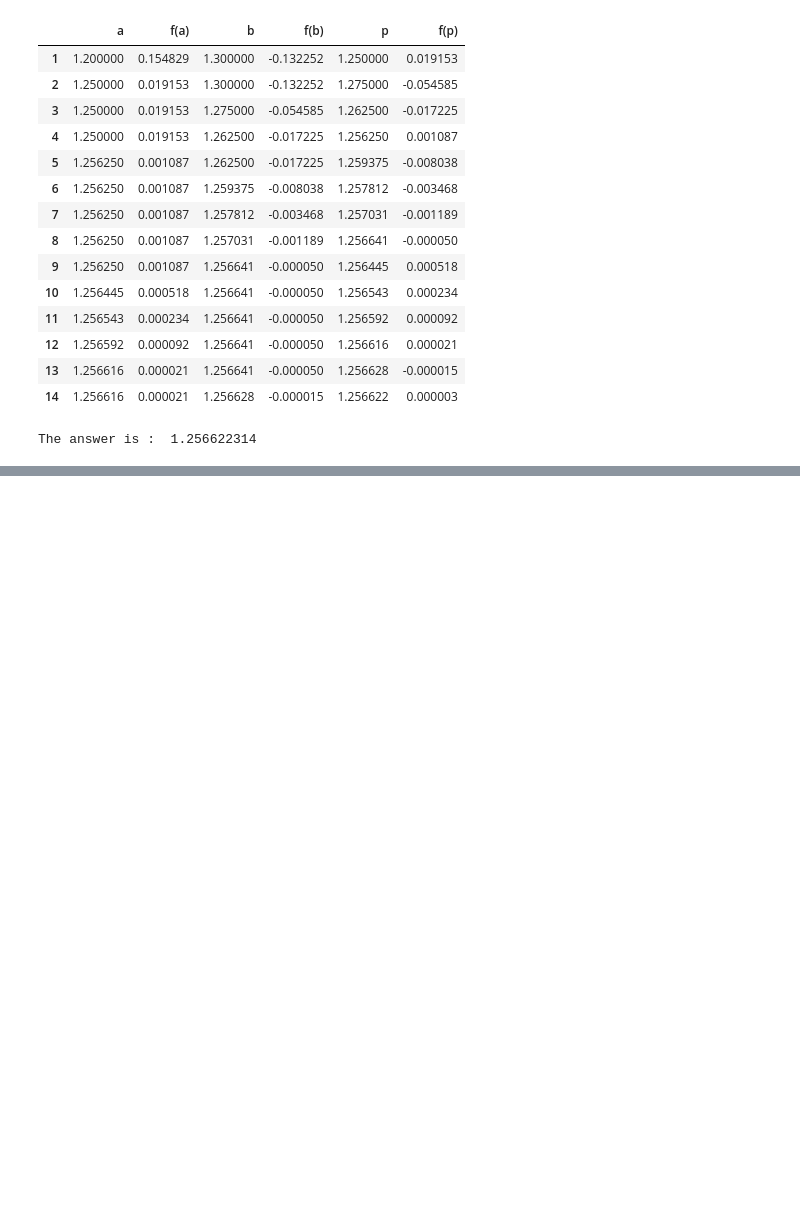
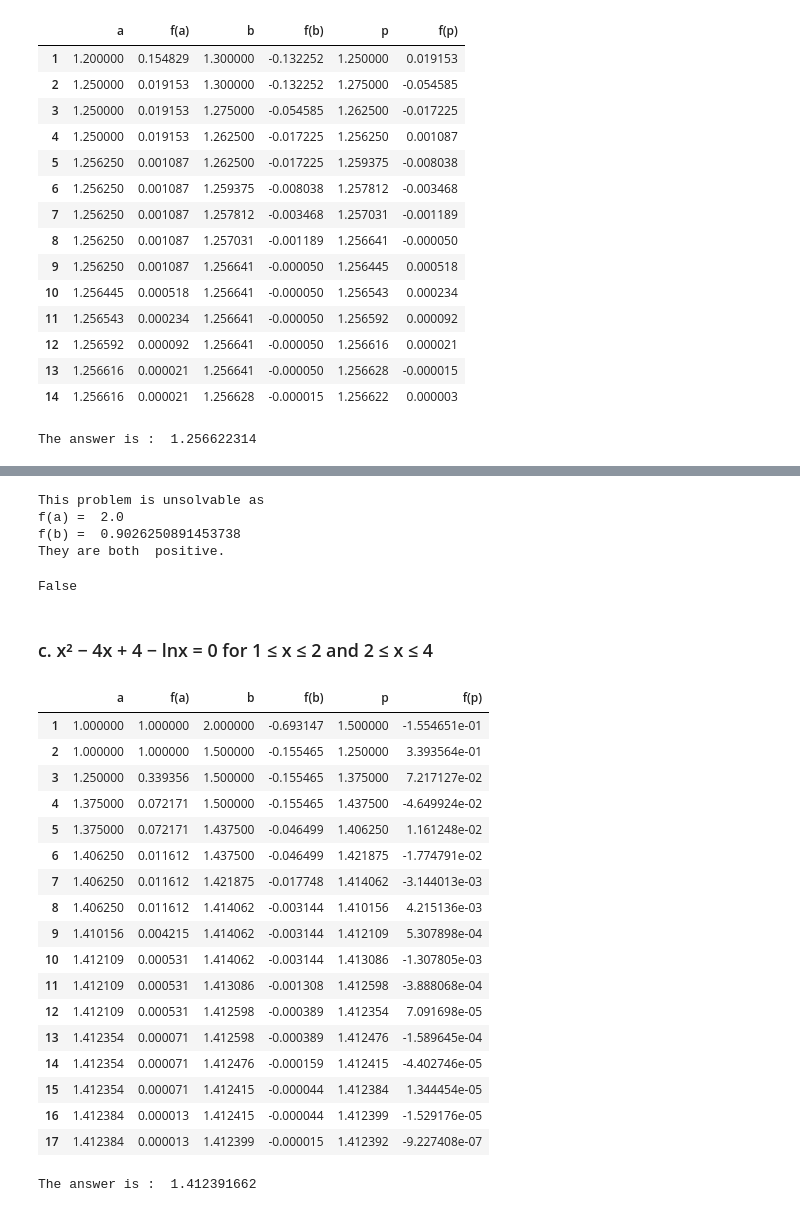
Before and after one commit to aadimator/numerical-computing, a Jupyter notebook: Bisection Method.ipynb, the cells around one changed output, grey strips where cells are left out. Drawn from its saved outputs; the diff is of its cells as text; code cells hidden in the pictures; blank space fills up the shorter version.

```diff
--- a/Bisection Method.ipynb
+++ b/Bisection Method.ipynb
@@ -488,0 +532,40 @@ The answer is :  1.256622314
+# %%
+Bisection(0, 1, f, tolerance=pow(10, -5), output="table")
+# %% [output]
+This problem is unsolvable as
+f(a) =  2.0
+f(b) =  0.9026250891453738
+They are both  positive.
+False
+# %% [markdown]
+### c. x² − 4x + 4 − lnx = 0 for 1 ≤ x ≤ 2 and 2 ≤ x ≤ 4
+# %%
+import math
+
+def f(x):
+    return pow(x, 2) - 4*x + 4 - math.log(x)
+# %%
+Bisection(1, 2, f, tolerance=pow(10, -5), output="table")
+# %% [output]
+|  | a | f(a) | b | f(b) | p | f(p) |
+| 1 | 1.000000 | 1.000000 | 2.000000 | -0.693147 | 1.500000 | -1.554651e-01 |
+| 2 | 1.000000 | 1.000000 | 1.500000 | -0.155465 | 1.250000 | 3.393564e-01 |
+| 3 | 1.250000 | 0.339356 | 1.500000 | -0.155465 | 1.375000 | 7.217127e-02 |
+| 4 | 1.375000 | 0.072171 | 1.500000 | -0.155465 | 1.437500 | -4.649924e-02 |
+| 5 | 1.375000 | 0.072171 | 1.437500 | -0.046499 | 1.406250 | 1.161248e-02 |
+| 6 | 1.406250 | 0.011612 | 1.437500 | -0.046499 | 1.421875 | -1.774791e-02 |
+| 7 | 1.406250 | 0.011612 | 1.421875 | -0.017748 | 1.414062 | -3.144013e-03 |
+| 8 | 1.406250 | 0.011612 | 1.414062 | -0.003144 | 1.410156 | 4.215136e-03 |
+| 9 | 1.410156 | 0.004215 | 1.414062 | -0.003144 | 1.412109 | 5.307898e-04 |
+| 10 | 1.412109 | 0.000531 | 1.414062 | -0.003144 | 1.413086 | -1.307805e-03 |
+| 11 | 1.412109 | 0.000531 | 1.413086 | -0.001308 | 1.412598 | -3.888068e-04 |
+| 12 | 1.412109 | 0.000531 | 1.412598 | -0.000389 | 1.412354 | 7.091698e-05 |
+| 13 | 1.412354 | 0.000071 | 1.412598 | -0.000389 | 1.412476 | -1.589645e-04 |
+| 14 | 1.412354 | 0.000071 | 1.412476 | -0.000159 | 1.412415 | -4.402746e-05 |
+| 15 | 1.412354 | 0.000071 | 1.412415 | -0.000044 | 1.412384 | 1.344454e-05 |
+| 16 | 1.412384 | 0.000013 | 1.412415 | -0.000044 | 1.412399 | -1.529176e-05 |
+| 17 | 1.412384 | 0.000013 | 1.412399 | -0.000015 | 1.412392 | -9.227408e-07 |
+# %%
+print("The answer is : " , Bisection(1, 2, f, tolerance=pow(10, -5), output="answer"))
+# %% [output]
+The answer is :  1.412391662
```
Also changed, not shown: parts of 17 cells of this notebook.
